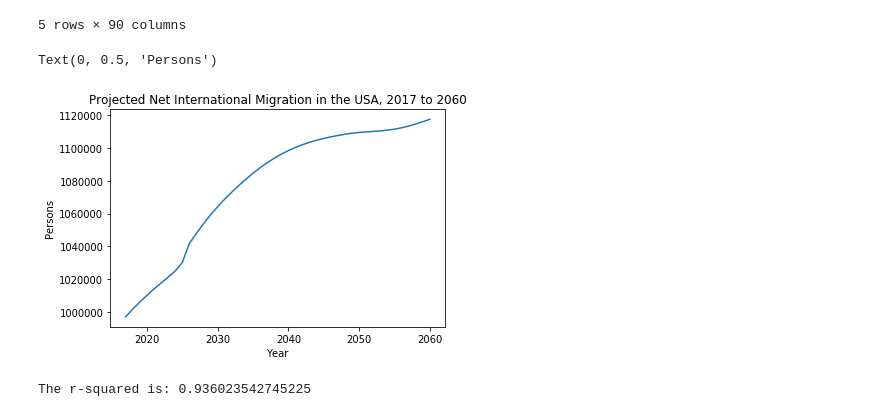
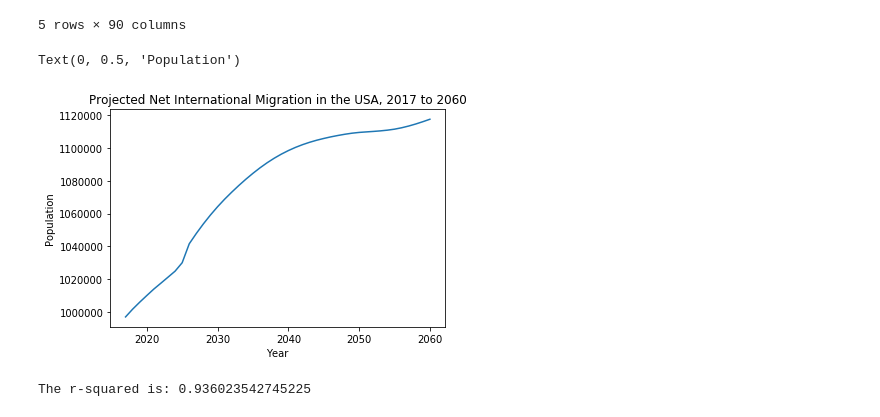
Before and after one commit to plowden/project-1-group-6, a Jupyter notebook: Net International Migration.ipynb, the cells around one changed output. Drawn from its saved outputs; the diff is of its cells as text; code cells hidden in the pictures.

```diff
--- a/Net International Migration.ipynb
+++ b/Net International Migration.ipynb
@@ -46,17 +48,17 @@ nim_df_mf.head()
 # %%
 # assign x and y values to prepare to plot graph
 year = nim_df_mf['YEAR']
 nim = nim_df_mf['TOTAL_NIM']
 
 # plot data using line graph
 ax, fig = plt.subplots()
 plt.plot(year, nim)
 plt.title('Projected Net International Migration in the USA, 2017 to 2060')
 plt.xlabel('Year')
-plt.ylabel('Persons')
+plt.ylabel('Population')
 # %% [output]
-Text(0, 0.5, 'Persons')
+Text(0, 0.5, 'Population')
-[figure, old version]
+[figure, new version]
 # %%
 # Add the linear regression equation and line to plot
 (slope, intercept, rvalue, pvalue, stderr) = linregress(year, nim)
```
Also changed, not shown: parts of 24 cells of this notebook.
